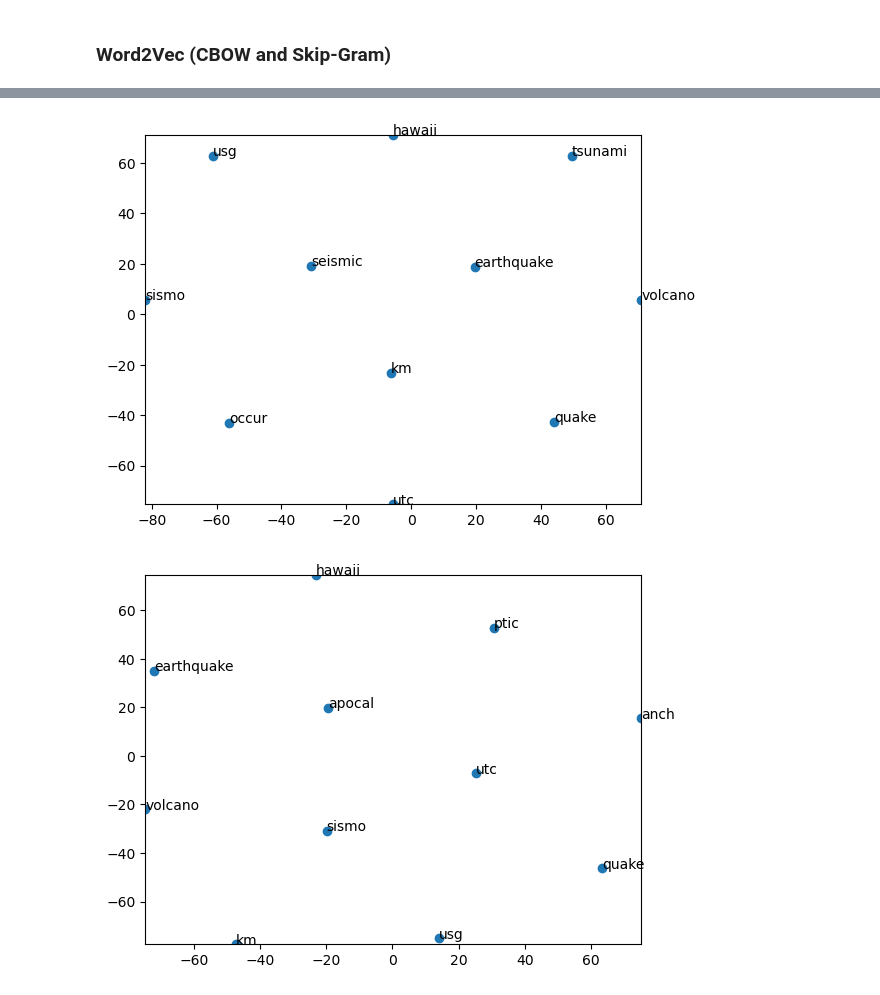
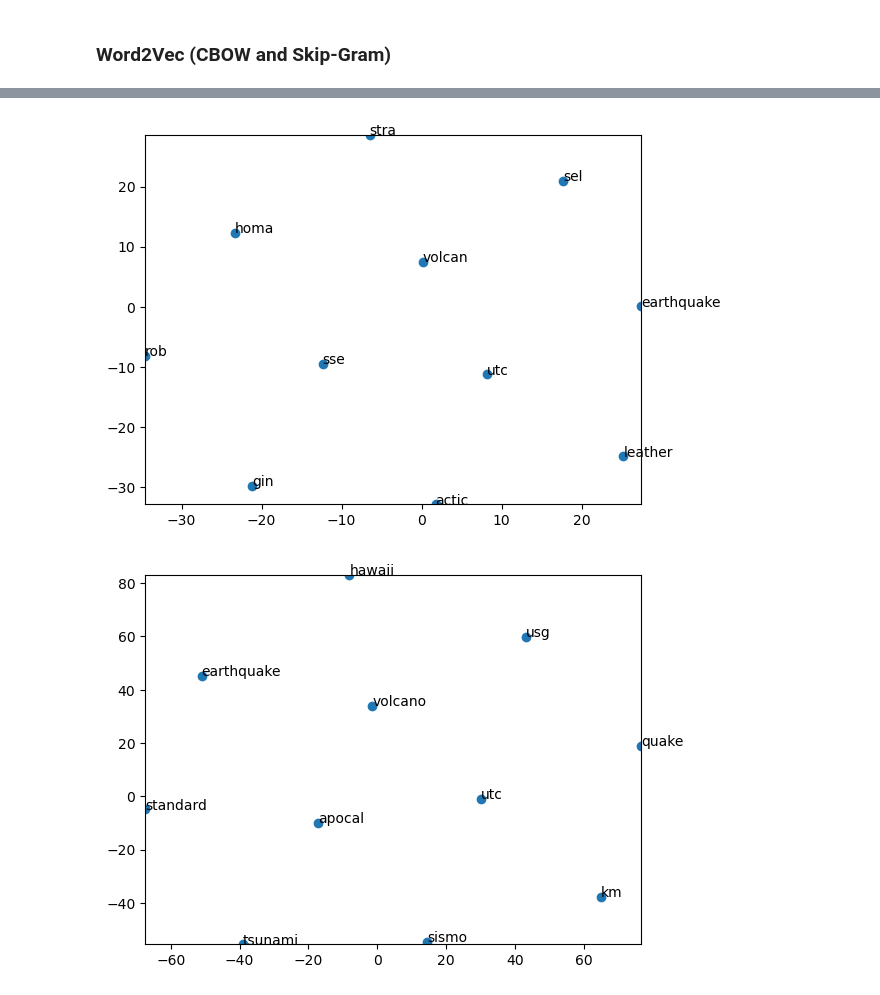
Before and after one commit to LuisPHenriques/TAAC-Project, a Jupyter notebook: NLP Project/notebook.ipynb, the cells around one changed output, grey strips where cells are left out. Saved outputs shown, nothing was run; the diff lists cells and outputs as text; code cells hidden in the pictures.

Commit message:
Word2Vec more heavy

```diff
--- a/NLP Project/notebook.ipynb
+++ b/NLP Project/notebook.ipynb
@@ -355,8 +355,8 @@ Testing data
 ### Word2Vec (CBOW and Skip-Gram)
 # %%
 # Train Word2Vec model
-cbow_model = Word2Vec(sentences = tweets_train['tokenized_text'], vector_size = 128, window = 5, min_count = 1, workers = 4, sg = 0, epochs = 128)
-skipgram_model = Word2Vec(sentences = tweets_train['tokenized_text'], vector_size = 128, window = 5, min_count = 1, workers = 4, sg = 1, epochs = 128)
+cbow_model = Word2Vec(sentences = tweets_train['tokenized_text'], vector_size = 1024, window = 10, min_count = 1, workers = 4, sg = 0, epochs = 1024)
+skipgram_model = Word2Vec(sentences = tweets_train['tokenized_text'], vector_size = 1024, window = 10, min_count = 1, workers = 4, sg = 1, epochs = 1024)
 
 # Apply the get_embedding function to create a new column 'Embedding'
 tweets_train['CBOW'] = tweets_train['tokenized_text'].apply(lambda tokens: get_embeddings(tokens, cbow_model))
@@ -388,8 +388,8 @@ Testing data
 # %%
-display_closestwords_tsnescatterplot(cbow_model, 'earthquake', 128)
+display_closestwords_tsnescatterplot(cbow_model, 'earthquake', 1024)
 # %% [output]
-[figure, old version]
+[figure, new version]
 # %%
-display_closestwords_tsnescatterplot(skipgram_model, 'earthquake', 128)
+display_closestwords_tsnescatterplot(skipgram_model, 'earthquake', 1024)
 # %% [output]
-[figure, old version]
+[figure, new version]
```
Also changed, not shown: parts of 3 cells of this notebook.
